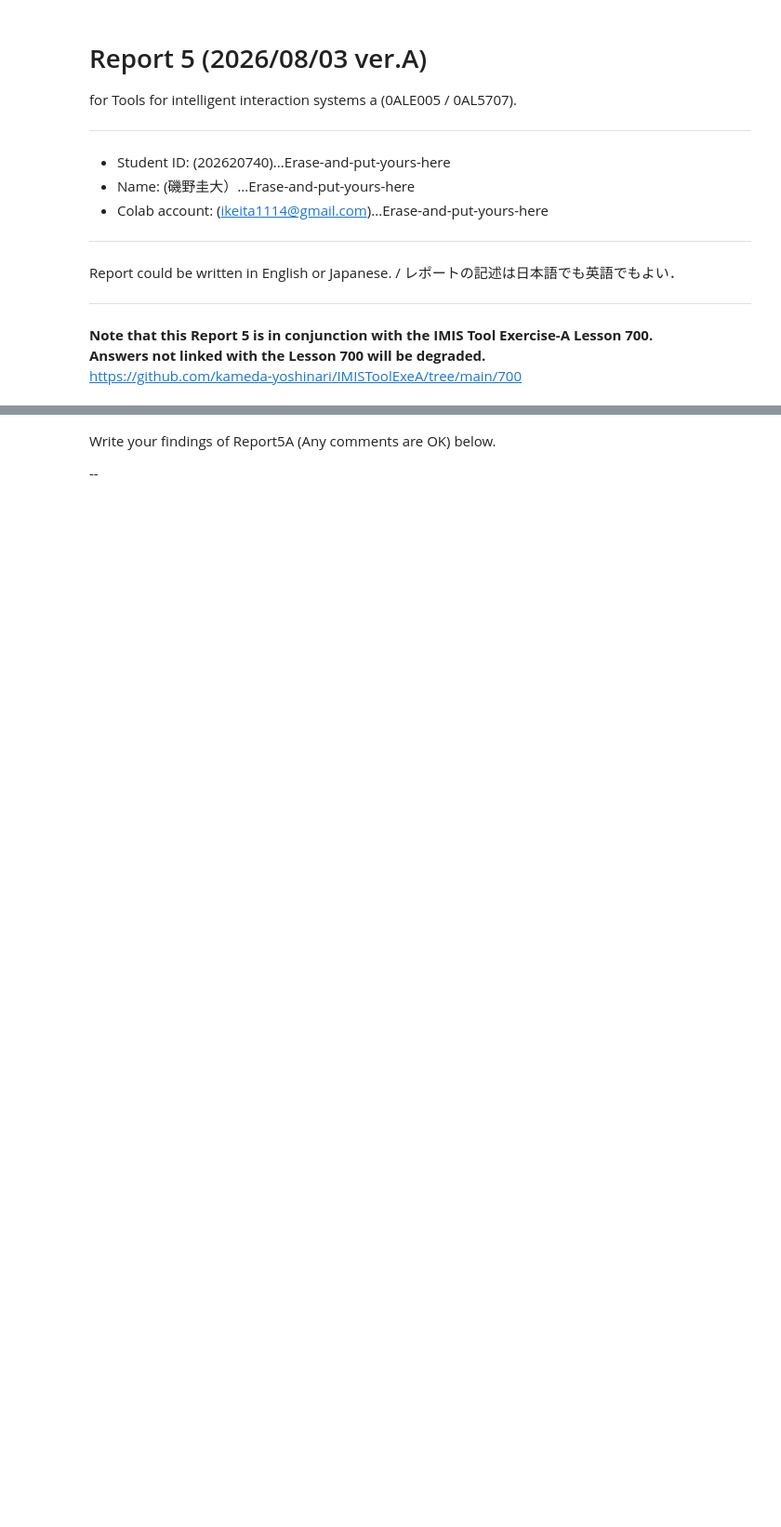
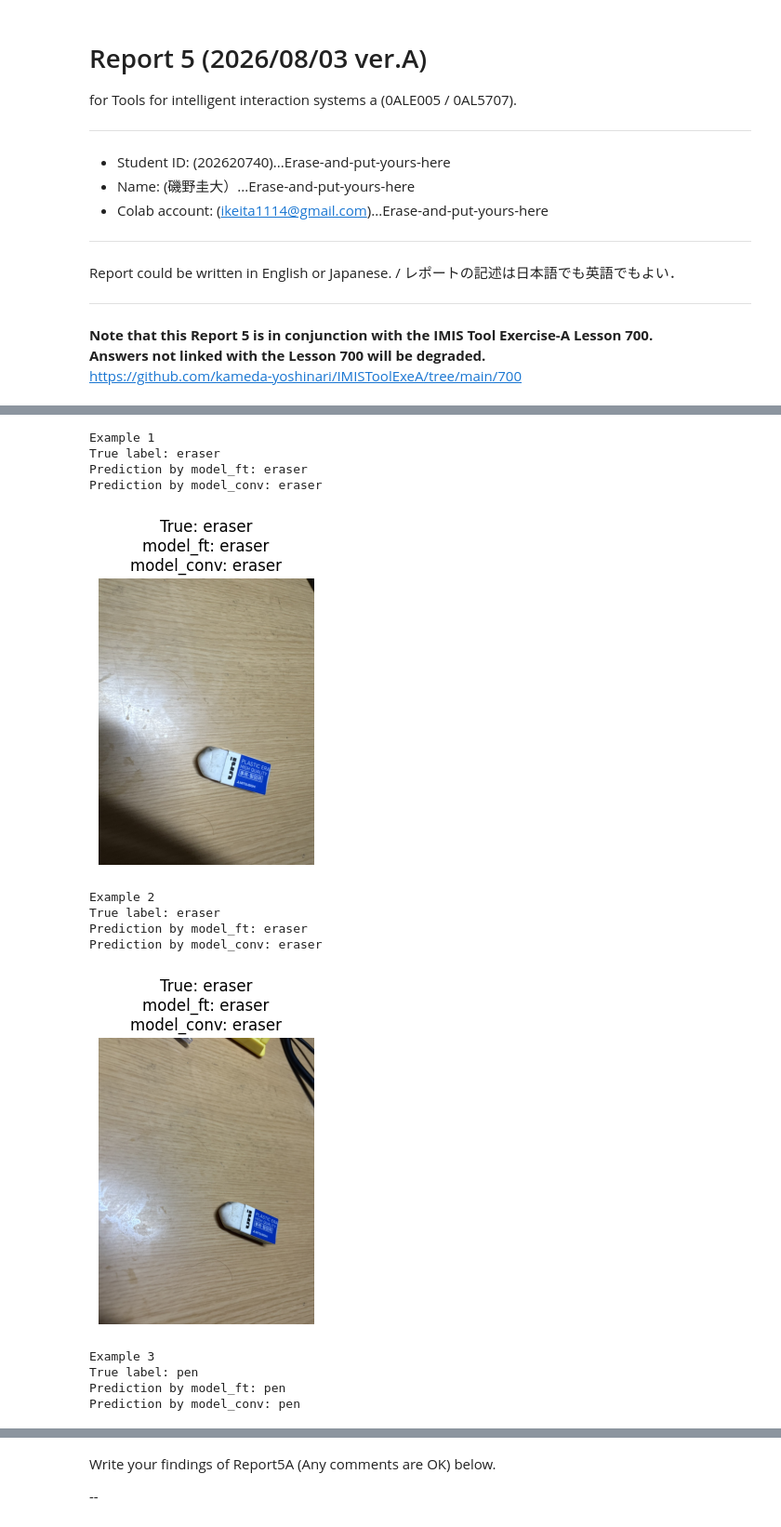
Before and after one commit to ikeita1114-blip/rudesalud-site, a Jupyter notebook: Report/IMISToolA2026_Report5.ipynb, the cells around one changed output, grey strips where cells are left out. Shown at 93% size. Cells and saved outputs as stored; diff of their text form; code cells hidden in the pictures; blank space fills up the shorter version.

```diff
--- a/Report/IMISToolA2026_Report5.ipynb
+++ b/Report/IMISToolA2026_Report5.ipynb
@@ -22,0 +418,75 @@ https://github.com/kameda-yoshinari/IMISToolExeA/tree/main/700
+# %%
+import os
+import torch
+import matplotlib.pyplot as plt
+from PIL import Image
+
+
+def predict_image(model, image_path):
+    model.eval()
+
+    image = Image.open(image_path).convert("RGB")
+    input_tensor = data_transforms["val"](image)
+    input_tensor = input_tensor.unsqueeze(0).to(device)
+
+    with torch.no_grad():
+        outputs = model(input_tensor)
+        predicted_index = outputs.argmax(dim=1).item()
+
+    return class_names[predicted_index]
+
+
+# val画像の一覧
+val_samples = image_datasets["val"].samples
+
+# 3枚選ぶ
+example_indices = [0, 1, len(val_samples) // 2]
+
+for example_number, sample_index in enumerate(
+    example_indices,
+    start=1
+):
+    image_path, true_index = val_samples[sample_index]
+
+    true_label = class_names[true_index]
+    prediction_ft = predict_image(
+        model_ft,
+        image_path
+    )
+    prediction_conv = predict_image(
+        model_conv,
+        image_path
+    )
+
+    image = Image.open(image_path).convert("RGB")
+
+    print(f"Example {example_number}")
+    print("True label:", true_label)
+    print("Prediction by model_ft:", prediction_ft)
+    print("Prediction by model_conv:", prediction_conv)
+    print()
+
+    plt.figure(figsize=(4, 4))
+    plt.imshow(image)
+    plt.axis("off")
+    plt.title(
+        f"True: {true_label}\n"
+        f"model_ft: {prediction_ft}\n"
+        f"model_conv: {prediction_conv}"
+    )
+    plt.show()
+# %% [output]
+Example 1
+True label: eraser
+Prediction by model_ft: eraser
+Prediction by model_conv: eraser
+[figure, added]
+Example 2
+True label: eraser
+Prediction by model_ft: eraser
+Prediction by model_conv: eraser
+[figure, added]
+Example 3
+True label: pen
+Prediction by model_ft: pen
+Prediction by model_conv: pen
```
Also changed, not shown: parts of 13 cells of this notebook.
